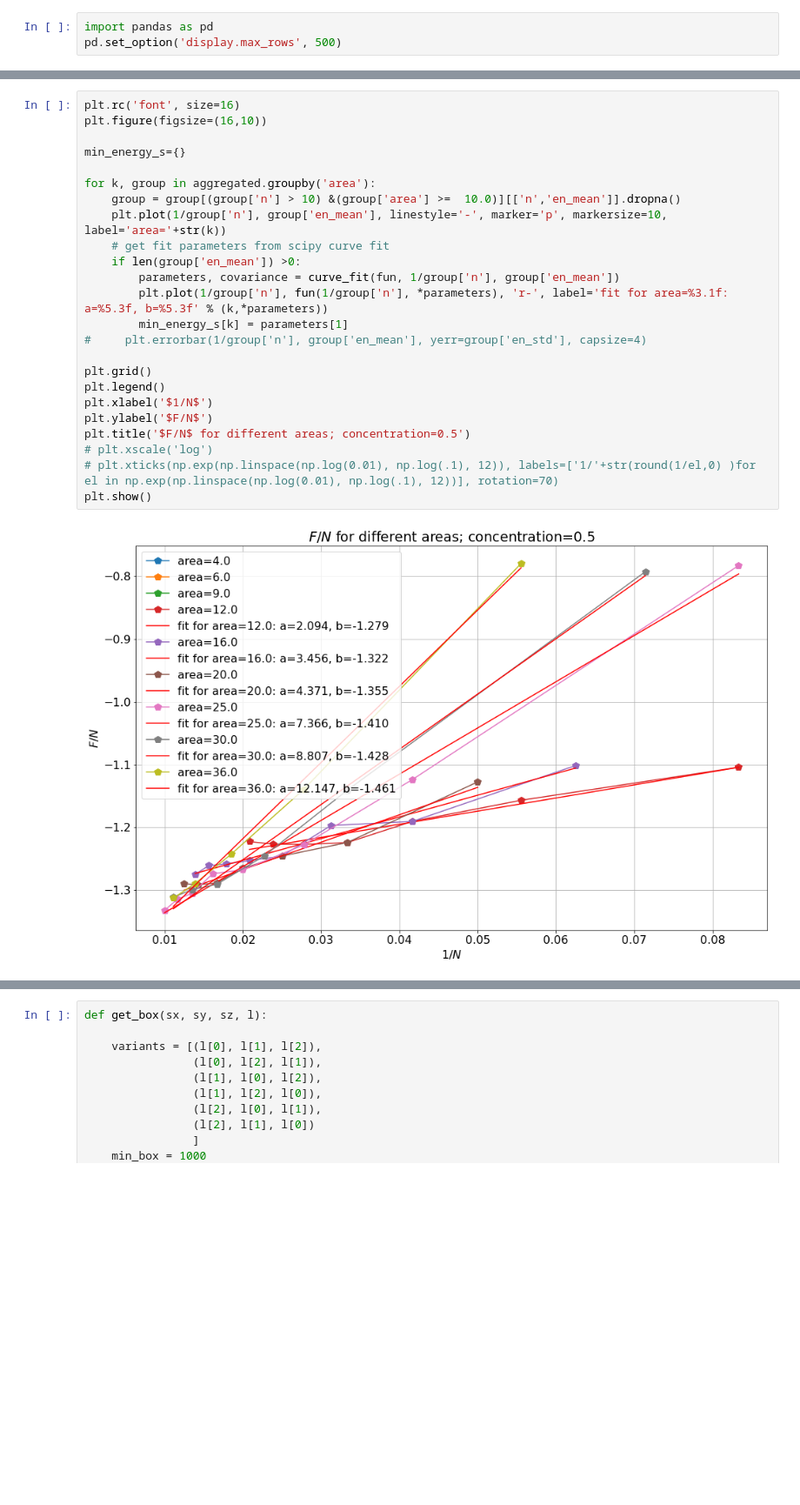
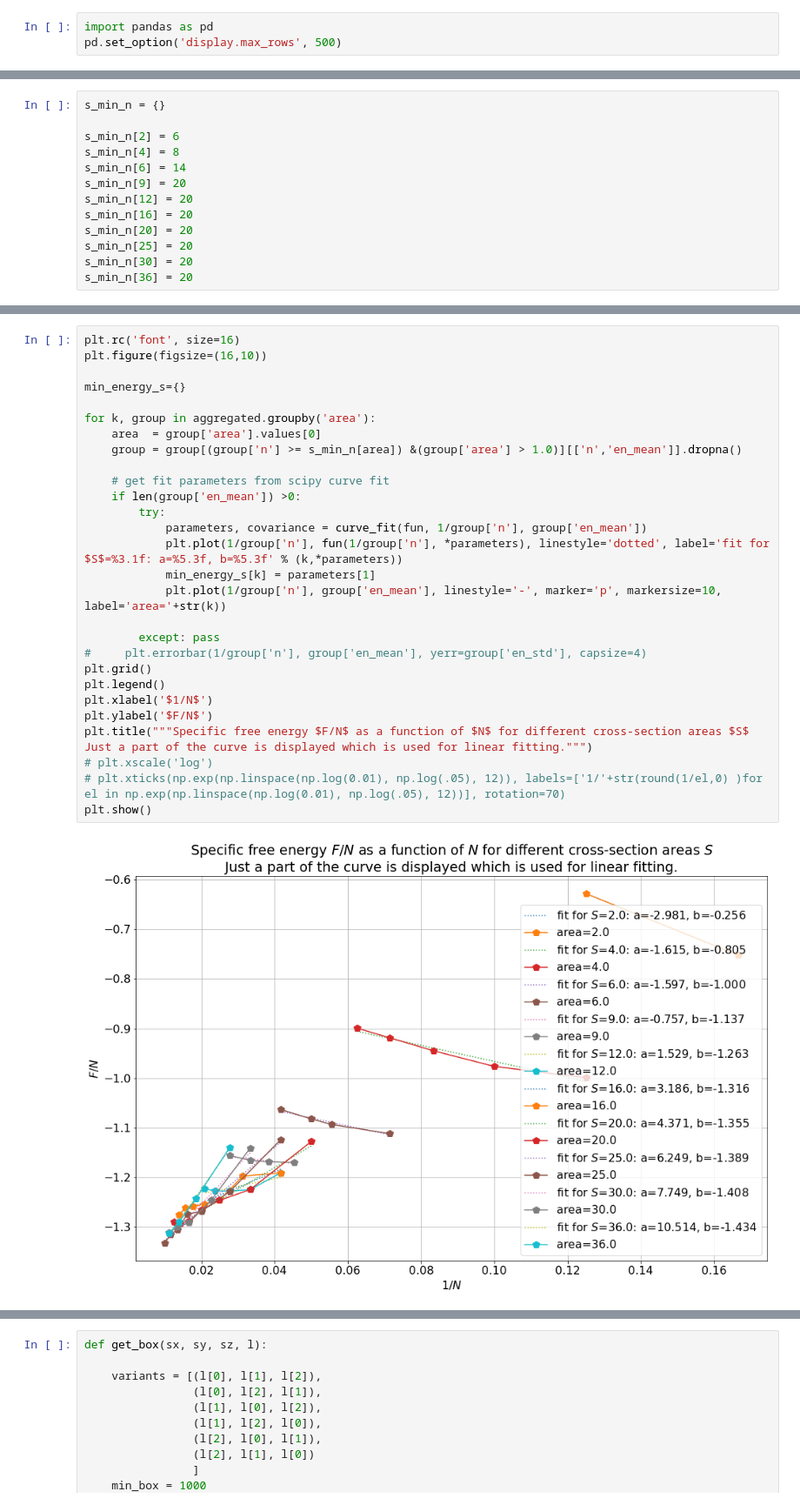
Before and after one commit to raalesir/segregation, a Jupyter notebook: Untitled.ipynb, the cells around one changed output, grey strips where cells are left out. Shown at 87% size. Drawn from its saved outputs; the diff is of its cells as text; blank space fills up the shorter version.

```diff
--- a/Untitled.ipynb
+++ b/Untitled.ipynb
@@ -670,0 +644,13 @@ Text(0, 0.5, '$F/N$')
+# %%
+s_min_n = {}
+
+s_min_n[2] = 6
+s_min_n[4] = 8
+s_min_n[6] = 14
+s_min_n[9] = 20
+s_min_n[12] = 20
+s_min_n[16] = 20
+s_min_n[20] = 20
+s_min_n[25] = 20
+s_min_n[30] = 20
+s_min_n[36] = 20
@@ -671,26 +698,31 @@ Text(0, 0.5, '$F/N$')
 # %%
 plt.rc('font', size=16)
 plt.figure(figsize=(16,10))
 
 min_energy_s={}
 
 for k, group in aggregated.groupby('area'):
-    group = group[(group['n'] > 10) &(group['area'] >=  10.0)][['n','en_mean']].dropna()
-    plt.plot(1/group['n'], group['en_mean'], linestyle='-', marker='p', markersize=10, label='area='+str(k))
+    area  = group['area'].values[0]
+    group = group[(group['n'] >= s_min_n[area]) &(group['area'] > 1.0)][['n','en_mean']].dropna()
+
     # get fit parameters from scipy curve fit
     if len(group['en_mean']) >0:
-        parameters, covariance = curve_fit(fun, 1/group['n'], group['en_mean'])
-        plt.plot(1/group['n'], fun(1/group['n'], *parameters), 'r-', label='fit for area=%3.1f: a=%5.3f, b=%5.3f' % (k,*parameters))
-        min_energy_s[k] = parameters[1]
+        try:
+            parameters, covariance = curve_fit(fun, 1/group['n'], group['en_mean'])
+            plt.plot(1/group['n'], fun(1/group['n'], *parameters), linestyle='dotted', label='fit for $S$=%3.1f: a=%5.3f, b=%5.3f' % (k,*parameters))
+            min_energy_s[k] = parameters[1]
+            plt.plot(1/group['n'], group['en_mean'], linestyle='-', marker='p', markersize=10, label='area='+str(k))
+
+        except: pass
 #     plt.errorbar(1/group['n'], group['en_mean'], yerr=group['en_std'], capsize=4)
-
 plt.grid()
 plt.legend()
 plt.xlabel('$1/N$')
 plt.ylabel('$F/N$')
-plt.title('$F/N$ for different areas; concentration=0.5')
+plt.title("""Specific free energy $F/N$ as a function of $N$ for different cross-section areas $S$
+Just a part of the curve is displayed which is used for linear fitting.""")
 # plt.xscale('log')
-# plt.xticks(np.exp(np.linspace(np.log(0.01), np.log(.1), 12)), labels=['1/'+str(round(1/el,0) )for el in np.exp(np.linspace(np.log(0.01), np.log(.1), 12))], rotation=70)
+# plt.xticks(np.exp(np.linspace(np.log(0.01), np.log(.05), 12)), labels=['1/'+str(round(1/el,0) )for el in np.exp(np.linspace(np.log(0.01), np.log(.05), 12))], rotation=70)
 plt.show()
 # %% [output]
-[figure, old version]
+[figure, new version]
```
Also changed, not shown: parts of 94 cells of this notebook.
